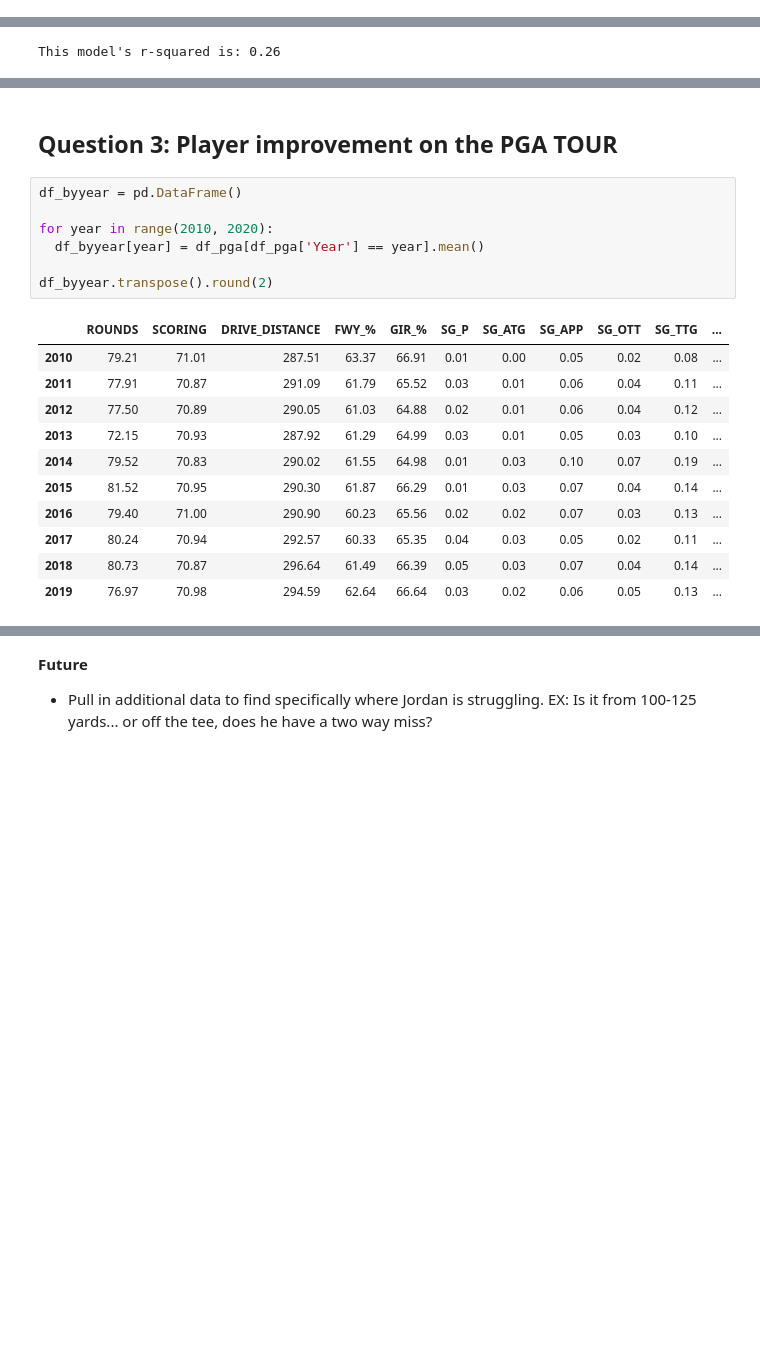
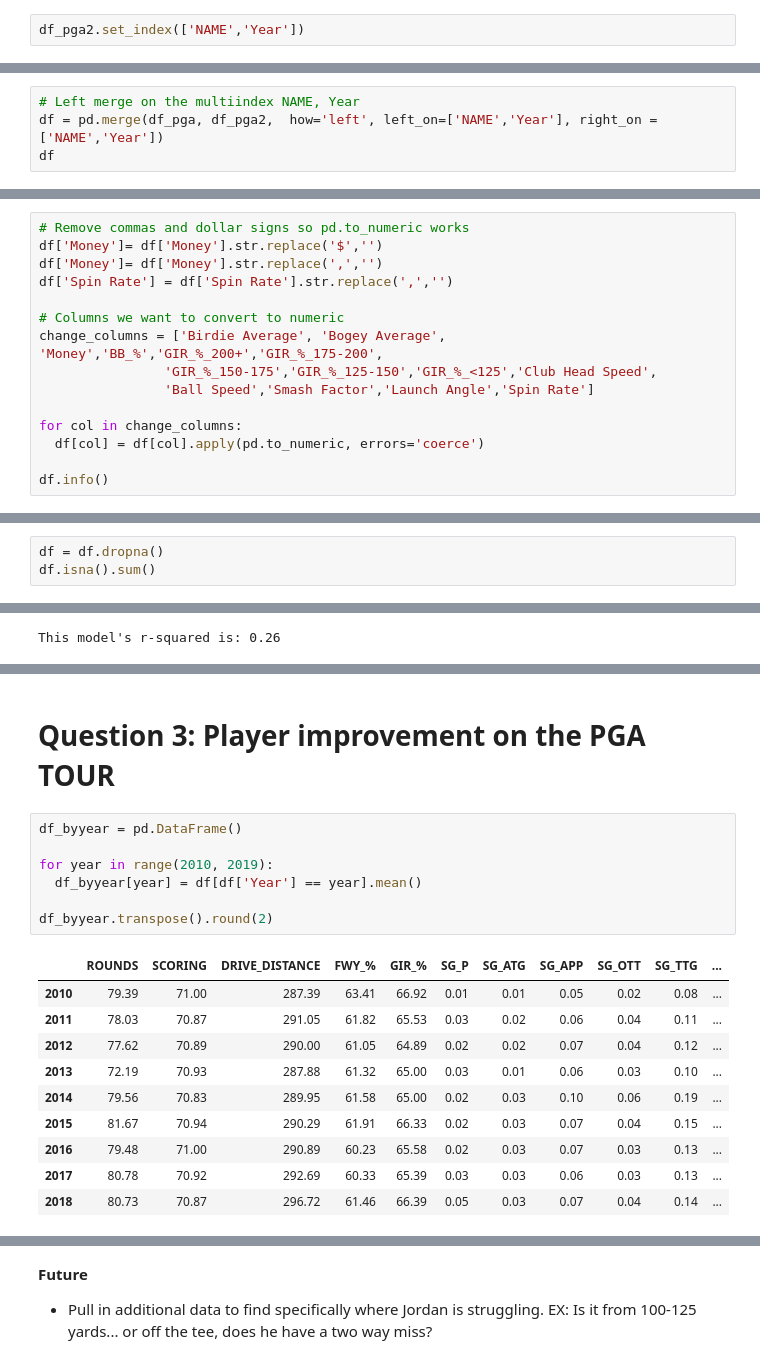
Before and after one commit to jonathannocek/pga-data-analysis, a Jupyter notebook: pga_data_analysis.ipynb, the cells around one changed output, grey strips where cells are left out. Drawn from its saved outputs; the diff is of its cells as text; blank space fills up the shorter version.

```diff
--- a/pga_data_analysis.ipynb
+++ b/pga_data_analysis.ipynb
@@ -278,0 +395,2 @@ dtype: int64
+# %%
+df_pga2.set_index(['NAME','Year'])
@@ -278,0 +412,4 @@ dtype: int64
+# %%
+# Left merge on the multiindex NAME, Year
+df = pd.merge(df_pga, df_pga2,  how='left', left_on=['NAME','Year'], right_on = ['NAME','Year'])
+df
@@ -278,0 +452,15 @@ dtype: int64
+# %%
+# Remove commas and dollar signs so pd.to_numeric works
+df['Money']= df['Money'].str.replace('$','')
+df['Money']= df['Money'].str.replace(',','')
+df['Spin Rate'] = df['Spin Rate'].str.replace(',','')
+
+# Columns we want to convert to numeric
+change_columns = ['Birdie Average', 'Bogey Average', 'Money','BB_%','GIR_%_200+','GIR_%_175-200',
+                'GIR_%_150-175','GIR_%_125-150','GIR_%_<125','Club Head Speed',
+                'Ball Speed','Smash Factor','Launch Angle','Spin Rate']
+
+for col in change_columns:
+  df[col] = df[col].apply(pd.to_numeric, errors='coerce')
+
+df.info()
@@ -278,0 +485,3 @@ dtype: int64
+# %%
+df = df.dropna()
+df.isna().sum()
@@ -460,23 +693,22 @@ df_winners.round(2).transpose()
 | Winners | 82.48 | 70.41 | 294.72 | 61.31 | 66.35 | 0.11 | 0.07 | 0.25 | 0.22 | 0.54 | ... |
 | Others | 77.64 | 71.05 | 290.38 | 61.62 | 65.63 | 0.01 | 0.01 | 0.02 | -0.00 | 0.03 | ... |
 # %% [markdown]
-## **Question 3: Player improvement on the PGA TOUR**
+# **Question 3: Player improvement on the PGA TOUR**
 # %%
 df_byyear = pd.DataFrame()
 
-for year in range(2010, 2020):
-  df_byyear[year] = df_pga[df_pga['Year'] == year].mean()
+for year in range(2010, 2019):
+  df_byyear[year] = df[df['Year'] == year].mean()
 
 df_byyear.transpose().round(2)
 # %% [output]
 |  | ROUNDS | SCORING | DRIVE_DISTANCE | FWY_% | GIR_% | SG_P | SG_ATG | SG_APP | SG_OTT | SG_TTG | ... |
-| 2010 | 79.21 | 71.01 | 287.51 | 63.37 | 66.91 | 0.01 | 0.00 | 0.05 | 0.02 | 0.08 | ... |
-| 2011 | 77.91 | 70.87 | 291.09 | 61.79 | 65.52 | 0.03 | 0.01 | 0.06 | 0.04 | 0.11 | ... |
-| 2012 | 77.50 | 70.89 | 290.05 | 61.03 | 64.88 | 0.02 | 0.01 | 0.06 | 0.04 | 0.12 | ... |
-| 2013 | 72.15 | 70.93 | 287.92 | 61.29 | 64.99 | 0.03 | 0.01 | 0.05 | 0.03 | 0.10 | ... |
-| 2014 | 79.52 | 70.83 | 290.02 | 61.55 | 64.98 | 0.01 | 0.03 | 0.10 | 0.07 | 0.19 | ... |
-| 2015 | 81.52 | 70.95 | 290.30 | 61.87 | 66.29 | 0.01 | 0.03 | 0.07 | 0.04 | 0.14 | ... |
-| 2016 | 79.40 | 71.00 | 290.90 | 60.23 | 65.56 | 0.02 | 0.02 | 0.07 | 0.03 | 0.13 | ... |
-| 2017 | 80.24 | 70.94 | 292.57 | 60.33 | 65.35 | 0.04 | 0.03 | 0.05 | 0.02 | 0.11 | ... |
-| 2018 | 80.73 | 70.87 | 296.64 | 61.49 | 66.39 | 0.05 | 0.03 | 0.07 | 0.04 | 0.14 | ... |
-| 2019 | 76.97 | 70.98 | 294.59 | 62.64 | 66.64 | 0.03 | 0.02 | 0.06 | 0.05 | 0.13 | ... |
+| 2010 | 79.39 | 71.00 | 287.39 | 63.41 | 66.92 | 0.01 | 0.01 | 0.05 | 0.02 | 0.08 | ... |
+| 2011 | 78.03 | 70.87 | 291.05 | 61.82 | 65.53 | 0.03 | 0.02 | 0.06 | 0.04 | 0.11 | ... |
+| 2012 | 77.62 | 70.89 | 290.00 | 61.05 | 64.89 | 0.02 | 0.02 | 0.07 | 0.04 | 0.12 | ... |
+| 2013 | 72.19 | 70.93 | 287.88 | 61.32 | 65.00 | 0.03 | 0.01 | 0.06 | 0.03 | 0.10 | ... |
+| 2014 | 79.56 | 70.83 | 289.95 | 61.58 | 65.00 | 0.02 | 0.03 | 0.10 | 0.06 | 0.19 | ... |
+| 2015 | 81.67 | 70.94 | 290.29 | 61.91 | 66.33 | 0.02 | 0.03 | 0.07 | 0.04 | 0.15 | ... |
+| 2016 | 79.48 | 71.00 | 290.89 | 60.23 | 65.58 | 0.02 | 0.03 | 0.07 | 0.03 | 0.13 | ... |
+| 2017 | 80.78 | 70.92 | 292.69 | 60.33 | 65.39 | 0.03 | 0.03 | 0.06 | 0.03 | 0.13 | ... |
+| 2018 | 80.73 | 70.87 | 296.72 | 61.46 | 66.39 | 0.05 | 0.03 | 0.07 | 0.04 | 0.14 | ... |
```
Also changed, not shown: parts of 50 cells of this notebook.
